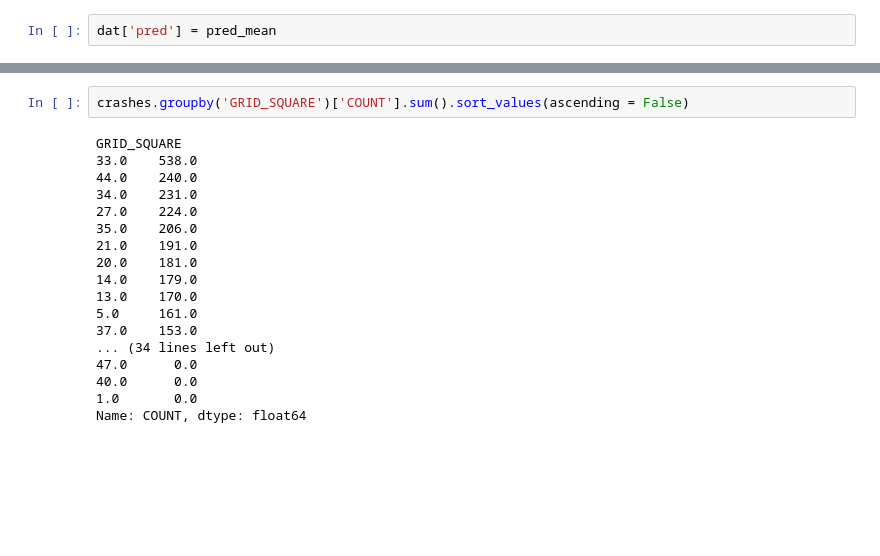
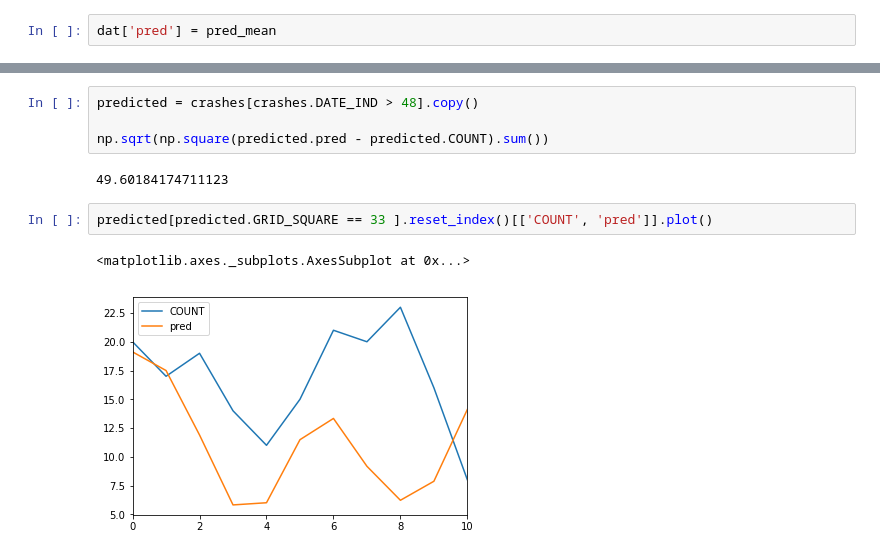
Before and after one commit to sar2160/GP, a Jupyter notebook: GP-Grid-flow.ipynb, the cells around one changed output, grey strips where cells are left out. Drawn from its saved outputs; the diff is of its cells as text; blank space fills up the shorter version.

```diff
--- a/GP-Grid-flow.ipynb
+++ b/GP-Grid-flow.ipynb
@@ -135,20 +137,11 @@ dat[dat.GRID_SQUARE == 44 ].reset_index()[['COUNT', 'pred']].plot()
-# %%
-crashes.groupby('GRID_SQUARE')['COUNT'].sum().sort_values(ascending = False)
-# %% [output]
-GRID_SQUARE
-33.0    538.0
-44.0    240.0
-34.0    231.0
-27.0    224.0
-35.0    206.0
-21.0    191.0
-20.0    181.0
-14.0    179.0
-13.0    170.0
-5.0     161.0
-37.0    153.0
-... (34 lines left out)
-47.0      0.0
-40.0      0.0
-1.0       0.0
-Name: COUNT, dtype: float64
+# %%
+predicted = crashes[crashes.DATE_IND > 48].copy()
+
+np.sqrt(np.square(predicted.pred - predicted.COUNT).sum())
+# %% [output]
+49.60184174711123
+# %%
+predicted[predicted.GRID_SQUARE == 33 ].reset_index()[['COUNT', 'pred']].plot()
+# %% [output]
+<matplotlib.axes._subplots.AxesSubplot at 0x...>
+[figure, added]
```
Also changed, not shown: parts of 6 cells of this notebook.
